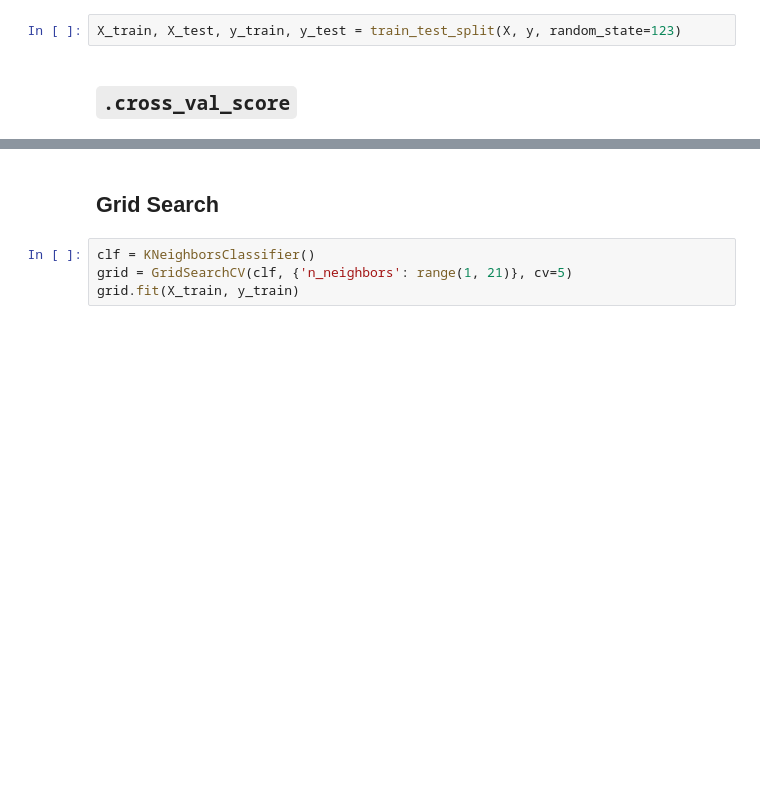
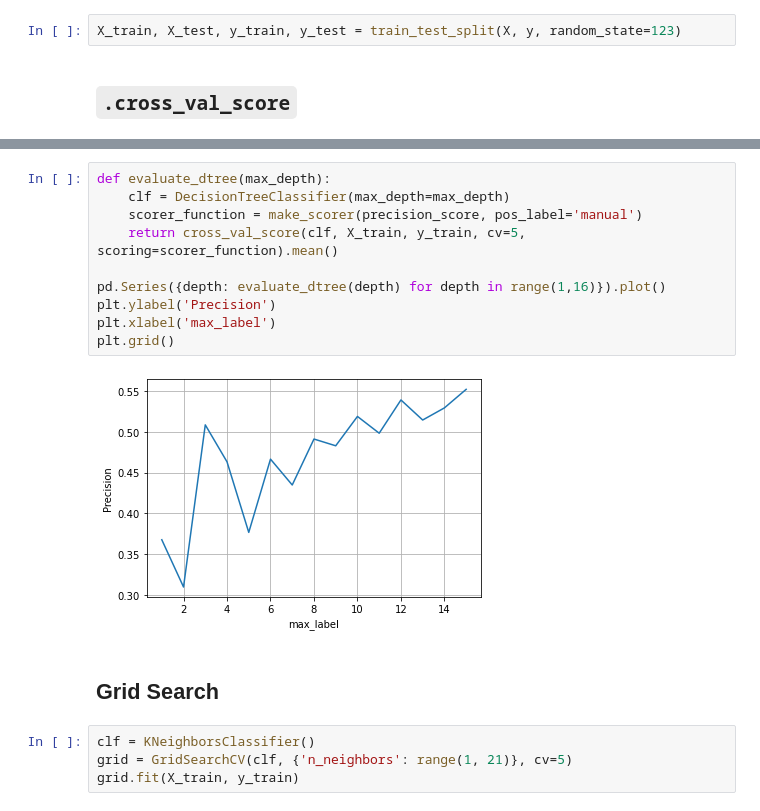
Before and after one commit to veronica-f-reyes/advanced-topics, a Jupyter notebook: cross_validation.ipynb, the cells around one changed output, grey strips where cells are left out. Cells and saved outputs as stored; diff of their text form; blank space fills up the shorter version.

```diff
--- a/cross_validation.ipynb
+++ b/cross_validation.ipynb
@@ -30,3 +55,15 @@ cross_val_score(clf, X_train, y_train, cv=5).mean()
+# %%
+def evaluate_dtree(max_depth):
+    clf = DecisionTreeClassifier(max_depth=max_depth)
+    scorer_function = make_scorer(precision_score, pos_label='manual')
+    return cross_val_score(clf, X_train, y_train, cv=5, scoring=scorer_function).mean()
+
+pd.Series({depth: evaluate_dtree(depth) for depth in range(1,16)}).plot()
+plt.ylabel('Precision')
+plt.xlabel('max_label')
+plt.grid()
+# %% [output]
+[figure, added]
 # %% [markdown]
 ## Grid Search
 # %%
```
Also changed, not shown: parts of 57 cells of this notebook.
